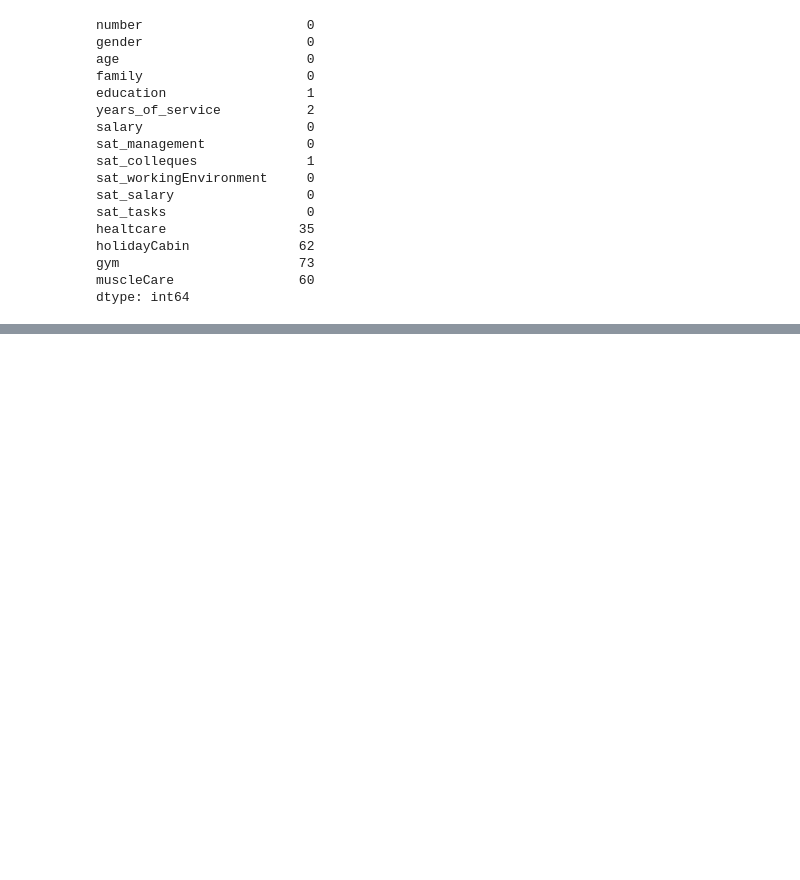
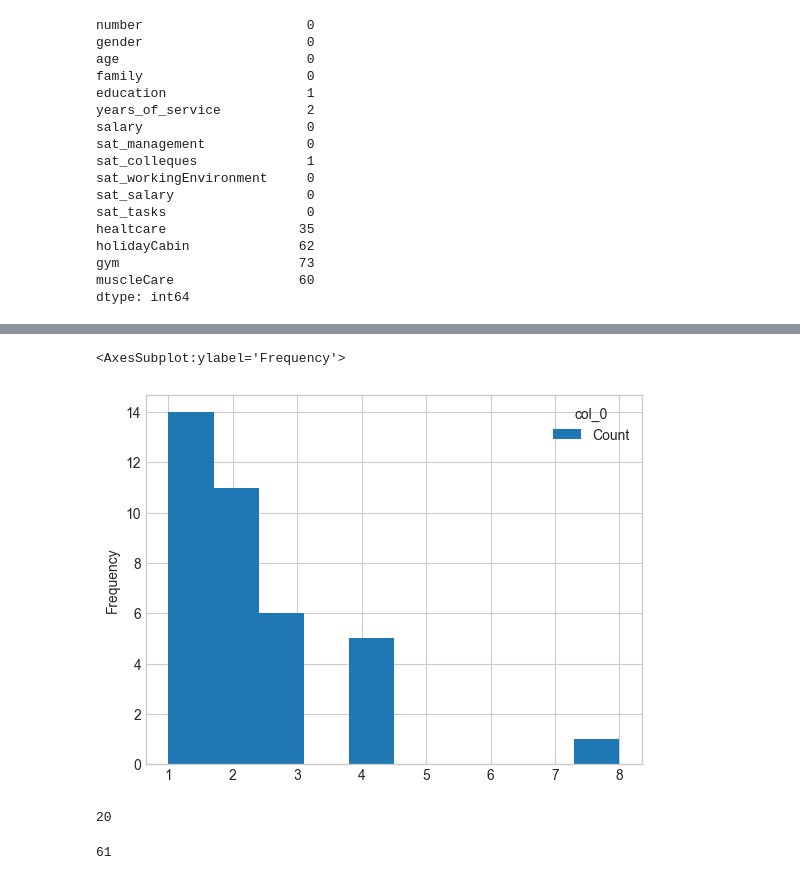
Before and after one commit to JemKempp/DataAnalysisPython, a Jupyter notebook: Toverit.ipynb, the cells around one changed output, grey strips where cells are left out. Drawn from its saved outputs; the diff is of its cells as text; code cells hidden in the pictures; blank space fills up the shorter version.

```diff
--- a/Toverit.ipynb
+++ b/Toverit.ipynb
@@ -41,0 +172,2 @@ dtype: int64
+# %%
+df_age_counts=pd.crosstab(df['age'], 'Count')
@@ -41,0 +195,13 @@ dtype: int64
+# %%
+df_age_counts.plot.hist()
+# %% [output]
+<AxesSubplot:ylabel='Frequency'>
+[figure, added]
+# %%
+min(df['age'])
+# %% [output]
+20
+# %%
+max(df['age'])
+# %% [output]
+61
```
Also changed, not shown: parts of 23 cells of this notebook.
